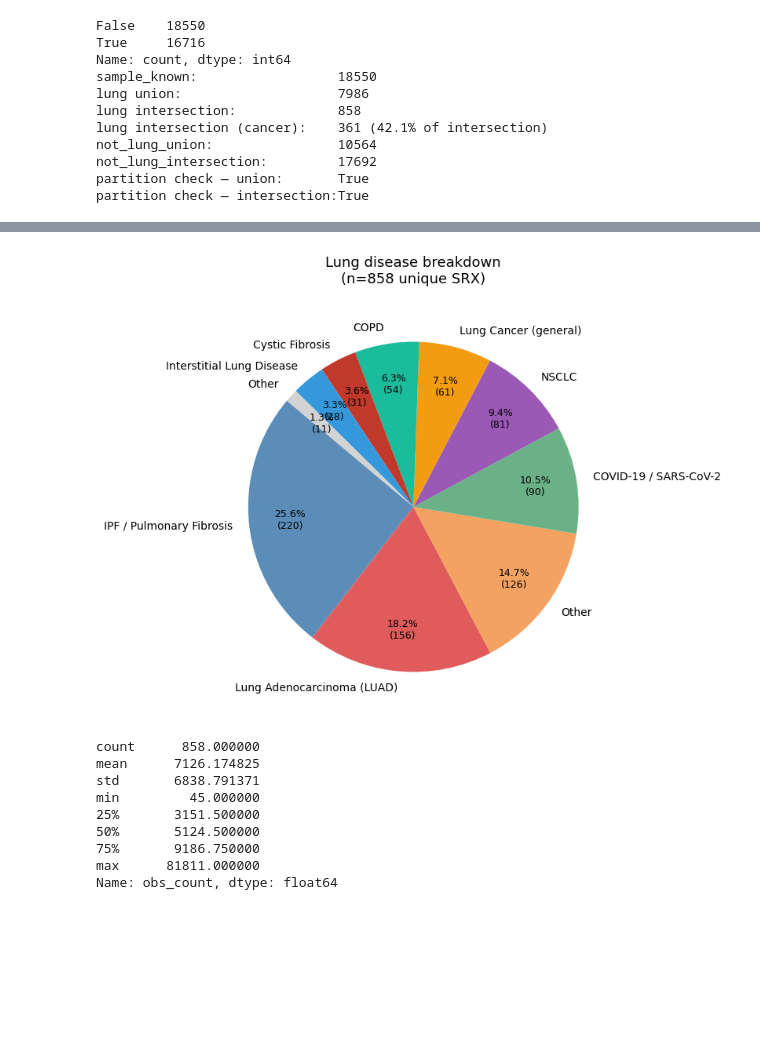
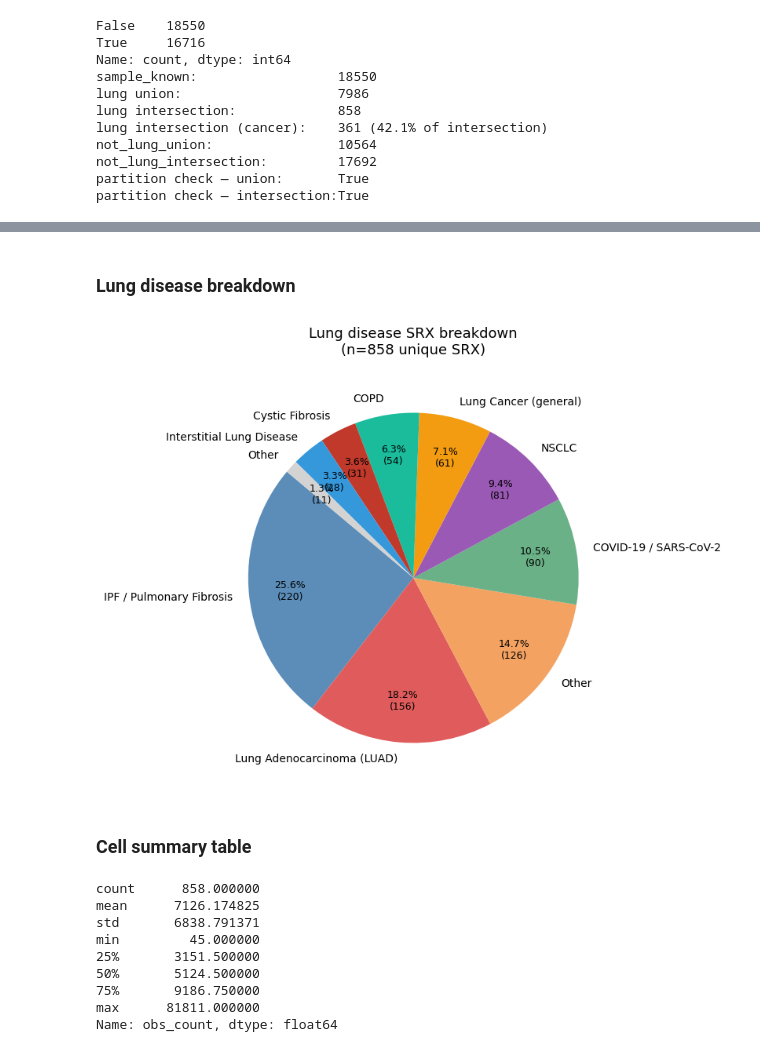
Before and after one commit to otodreas/scBaseCount_Pipeline, a Jupyter notebook: metadata_analysis/v2_lung/analysis.ipynb, the cells around one changed output, grey strips where cells are left out. Cells and saved outputs as stored; diff of their text form; code cells hidden in the pictures; blank space fills up the shorter version.

```diff
--- a/metadata_analysis/v2_lung/analysis.ipynb
+++ b/metadata_analysis/v2_lung/analysis.ipynb
@@ -126,13 +126,6 @@ CANCER_RE = re.compile(
     ),
     re.IGNORECASE
 )
-
-# Pre-compiled patterns for str.contains: avoids pandas UserWarning on some versions
-# (warning checks re.compile(pat); using Pattern + flags in the pattern is reliable).
-UNKNOWN_RE = re.compile(
-    r"\b(?:unknown|none|unstated|unavailable|ambiguous)\b",
-    re.IGNORECASE,
-)
 # %% [markdown]
 ## 3. Filter sample df
 # %%
@@ -246,3 +249,5 @@ Name: proportion, dtype: float64
+# %% [markdown]
+### Lung disease breakdown
 # %%
 # Lung disease breakdown
 disease_map = [
@@ -272,35 +277,37 @@ large = cat_counts[cat_counts / total_lung >= threshold]
 small_sum = total_lung - large.sum()
 if small_sum > 0:
     large = pd.concat([large, pd.Series({"Other": small_sum})])
 
 palette = [
     "#5b8db8", "#e05c5c", "#f4a261", "#6ab187",
     "#9b59b6", "#f39c12", "#1abc9c", "#c0392b",
     "#3498db", "#d3d3d3",
 ]
 
 
 fig, ax = plt.subplots(figsize=(8, 8))
 wedges, texts, autotexts = ax.pie(
     large.values,
     labels=large.index,
     colors=palette[: len(large)],
     autopct=lambda p: f"{p:.1f}%\n({int(round(p * total_lung / 100)):,})",
     startangle=140,
     pctdistance=0.75,
 )
 for t in autotexts:
     t.set_fontsize(9)
 ax.set_title(
-    f"Lung disease breakdown\n(n={total_lung:,} unique SRX)",
+    f"Lung disease SRX breakdown\n(n={total_lung:,} unique SRX)",
     fontsize=13,
     pad=16,
 )
 plt.tight_layout()
 fig.savefig(IMAGES_DIR / "lung_disease_breakdown.svg", bbox_inches="tight")
 plt.show()
 # %% [output]
-[figure, old version]
+[figure, new version]
+# %% [markdown]
+### Cell summary table
 # %%
 # summary table of number of cells in the dataset
 np.sum(lung_intersection["obs_count"])
```
Also changed, not shown: parts of 5 cells of this notebook, 4 other files.
